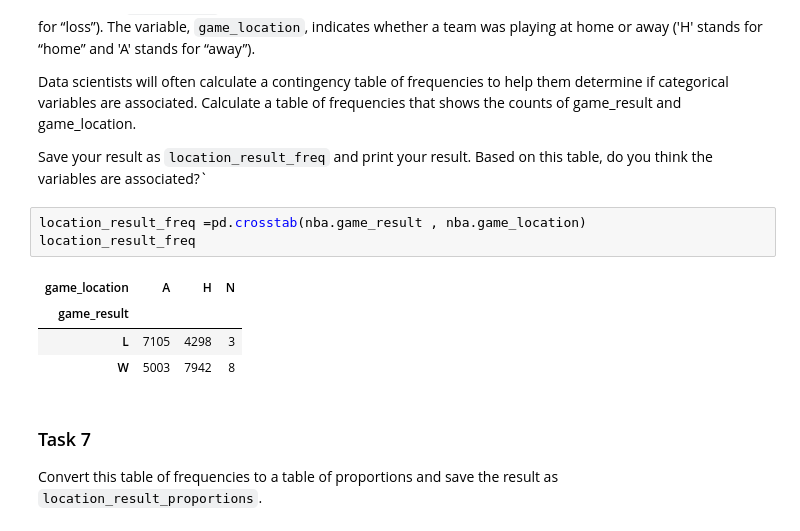
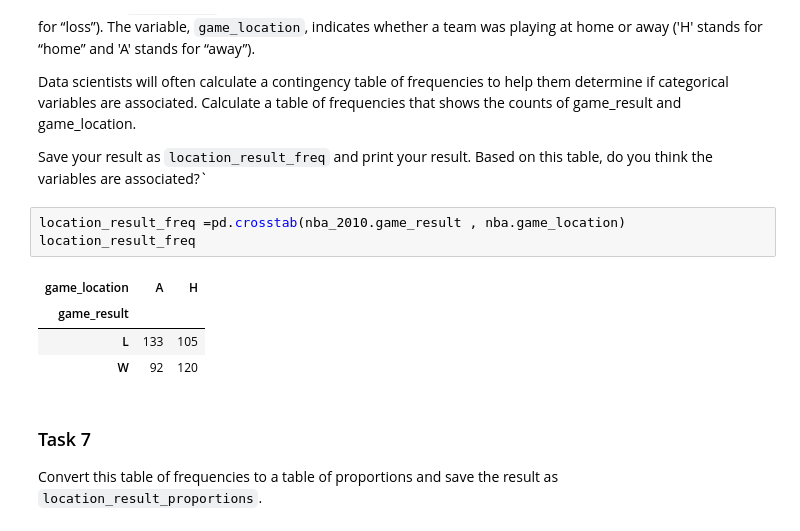
Before and after one commit to weilian97/NBA-Trends, a Jupyter notebook: Codecademy_NBA_Trends_Project.ipynb, the cells around one changed output. Saved outputs shown, nothing was run; the diff lists cells and outputs as text.

```diff
--- a/Codecademy_NBA_Trends_Project.ipynb
+++ b/Codecademy_NBA_Trends_Project.ipynb
@@ -99,13 +99,13 @@ Data scientists will often calculate a contingency table of frequencies to help
 
 Save your result as `location_result_freq` and print your result. Based on this table, do you think the variables are associated?`
 # %%
-location_result_freq =pd.crosstab(nba.game_result , nba.game_location)
+location_result_freq =pd.crosstab(nba_2010.game_result , nba.game_location)
 location_result_freq
 # %% [output]
-| game_location | A | H | N |
-| game_result |  |  |  |
-| L | 7105 | 4298 | 3 |
-| W | 5003 | 7942 | 8 |
+| game_location | A | H |
+| game_result |  |  |
+| L | 133 | 105 |
+| W | 92 | 120 |
 # %% [markdown]
 ### Task 7
 
```
Also changed, not shown: parts of 2 cells of this notebook.
